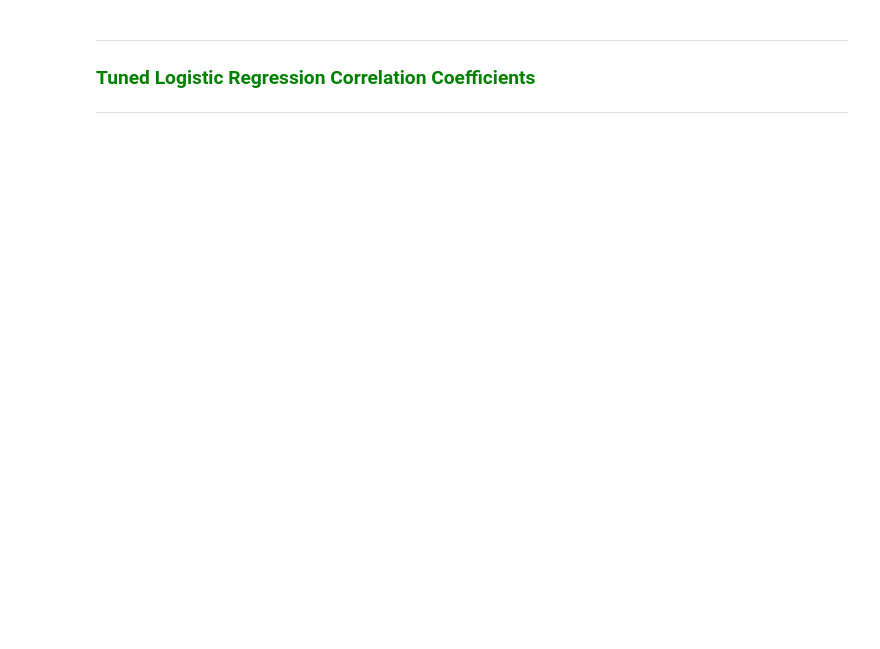
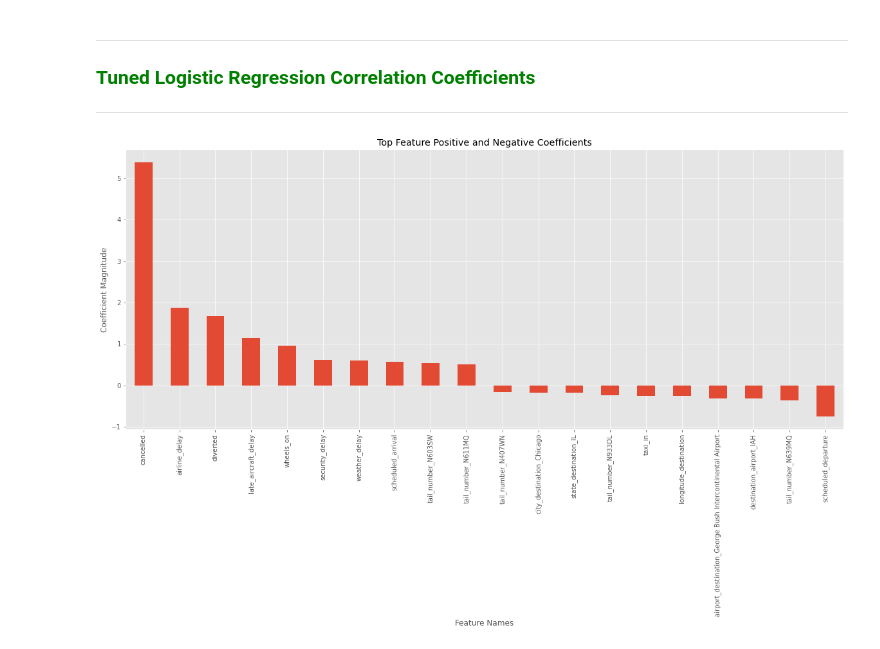
Before and after one commit to ahosk/ML7331-Lab1, a Jupyter notebook: Mini Lab/Mini_Lab_Merged.ipynb, the cells around one changed output. Cells and saved outputs as stored; diff of their text form; code cells hidden in the pictures; blank space fills up the shorter version.

```diff
--- a/Mini Lab/Mini_Lab_Merged.ipynb
+++ b/Mini Lab/Mini_Lab_Merged.ipynb
@@ -1088,26 +1258,27 @@ df_coef_lr.head()
 # %%
 # altered from https://nbviewer.org/github/jakemdrew/EducationDataNC/blob/master/2017/Models/2017GraduationRates4yr.ipynb
 
 # Examine categorical variables of interest
 import matplotlib.pyplot as plt
 %matplotlib inline
 
 #Plot the model's feature importances
 # REFERENCE:  Eric Larson, https://github.com/eclarson/DataMiningNotebooks
 plt.style.use('ggplot')
 
-coef_lr_plt_head = df_coef_lr.head(30)
+coef_lr_plt_head = df_coef_lr.head(10)
 
-coef_lr_plt_tail = df_coef_lr.tail(30)
+coef_lr_plt_tail = df_coef_lr.tail(10)
 
 coef_lr_plt = pd.concat([coef_lr_plt_head,coef_lr_plt_tail])
 
 coef_lr = pd.Series(coef_lr_plt['Coefficients'].values,index=coef_lr_plt['Feature'])
 ax = coef_lr.plot(kind='bar', figsize=(20,8))
 
-
 ax.set_title("Top Feature Positive and Negative Coefficients")
 ax.set_ylabel("Coefficient Magnitude")
 ax.set_xlabel("Feature Names")
 plt.show()
+# %% [output]
+[figure, added]
 # %% [markdown]
```
Also changed, not shown: parts of 52 cells of this notebook.
